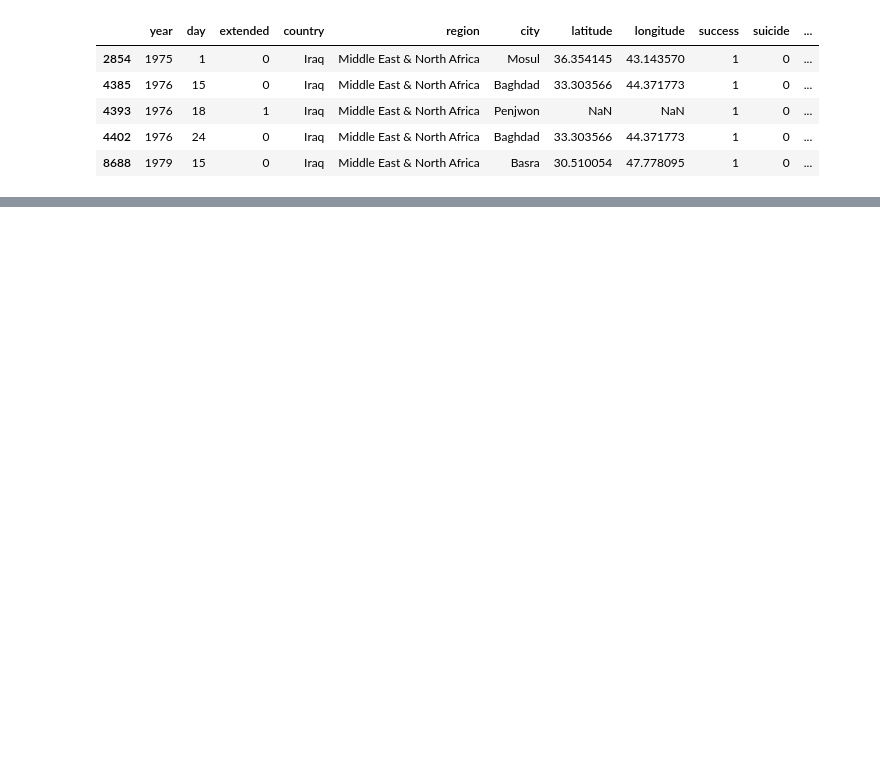
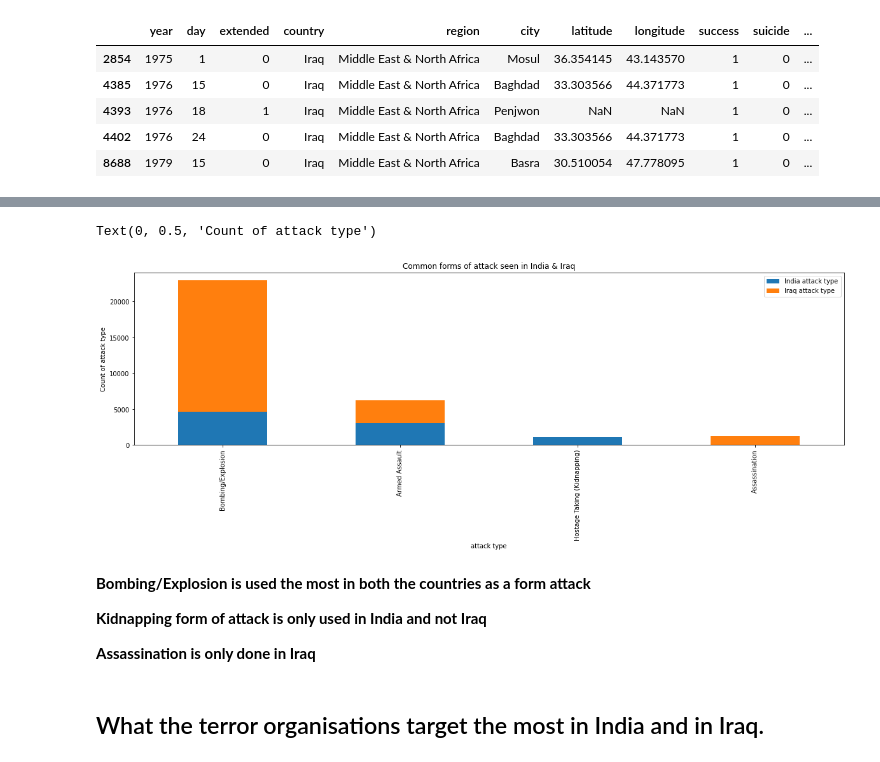
Before and after one commit to Shourya306/Global-Terrorism-EDA, a Jupyter notebook: Copy_of_Global_Terrorism_Analysis_Capstone_Project.ipynb, the cells around one changed output, grey strips where cells are left out. Cells and saved outputs as stored; diff of their text form; code cells hidden in the pictures; blank space fills up the shorter version.

```diff
--- a/Copy_of_Global_Terrorism_Analysis_Capstone_Project.ipynb
+++ b/Copy_of_Global_Terrorism_Analysis_Capstone_Project.ipynb
@@ -327,0 +363,25 @@ Text(0.5, 1.0, 'most dangerous cities in iraq')
+# %%
+# Code for finding out the most common attack type used.
+india_attack_type = india_df.groupby('attack_type').agg({'day':'count'}).rename(columns = {'day':'count of attack type'}).sort_values('count of attack type',ascending = False).head(3)
+iraq_attack_type = iraq_df.groupby('attack_type').agg({'day':'count'}).rename(columns = {'day':'count of attack type'}).sort_values('count of attack type',ascending = False).head(3)
+# %%
+# Concadinating both countries attack types.
+india_iraq_attack_type = pd.concat([india_attack_type,iraq_attack_type], axis = 1)
+# %%
+# Stacked Bar Plot.
+india_iraq_attack_type.plot(kind = 'bar', stacked = True)
+plt.legend(['India attack type','Iraq attack type'])
+plt.title('Common forms of attack seen in India & Iraq')
+plt.xlabel('attack type')
+plt.ylabel('Count of attack type')
+# %% [output]
+Text(0, 0.5, 'Count of attack type')
+[figure, added]
+# %% [markdown]
+**Bombing/Explosion is used the most in both the countries as a form attack**
+
+**Kidnapping form of attack is only used in India and not Iraq**
+
+**Assassination is only done in Iraq**
+# %% [markdown]
+## What the terror organisations target the most in India and in Iraq.
```
Also changed, not shown: parts of 19 cells of this notebook.
